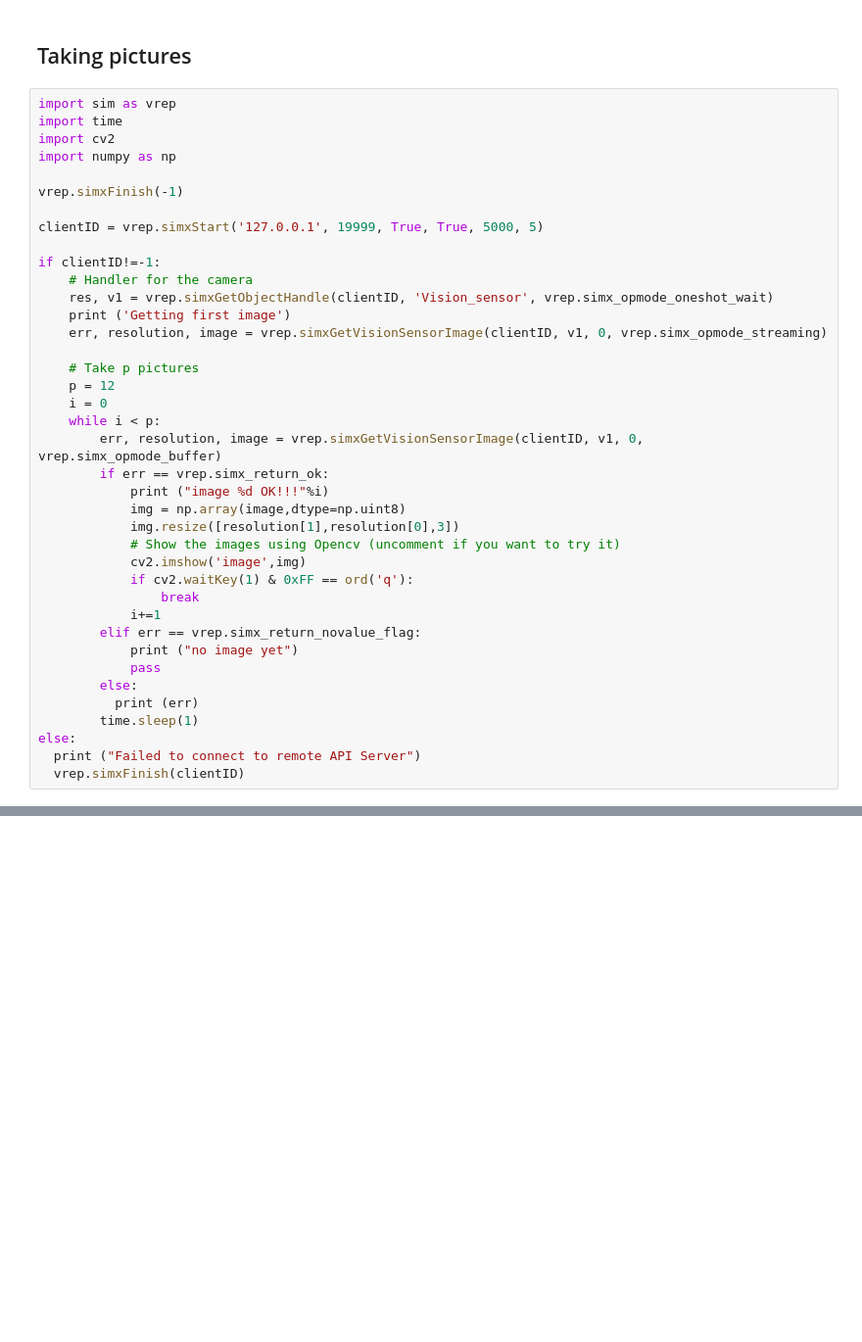
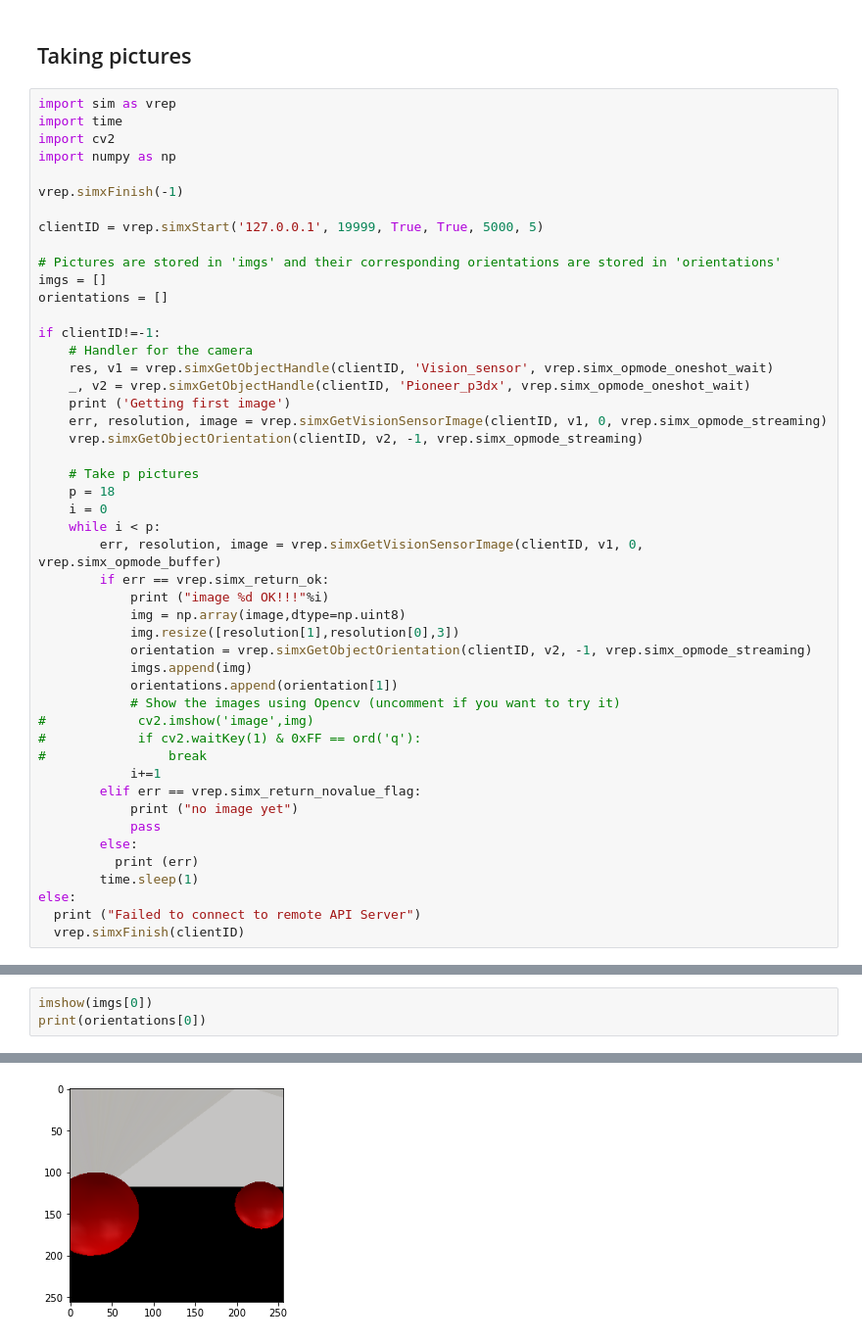
Before and after one commit to maizerrr/cse360, a Jupyter notebook: workshop4/workshop4.ipynb, the cells around one changed output, grey strips where cells are left out. Shown at 98% size. Cells and saved outputs as stored; diff of their text form; blank space fills up the shorter version.

```diff
--- a/workshop4/workshop4.ipynb
+++ b/workshop4/workshop4.ipynb
@@ -12,14 +14,20 @@ vrep.simxFinish(-1)
 
 clientID = vrep.simxStart('127.0.0.1', 19999, True, True, 5000, 5)
 
+# Pictures are stored in 'imgs' and their corresponding orientations are stored in 'orientations'
+imgs = []
+orientations = []
+
 if clientID!=-1:
     # Handler for the camera
     res, v1 = vrep.simxGetObjectHandle(clientID, 'Vision_sensor', vrep.simx_opmode_oneshot_wait)
+    _, v2 = vrep.simxGetObjectHandle(clientID, 'Pioneer_p3dx', vrep.simx_opmode_oneshot_wait)
     print ('Getting first image')
     err, resolution, image = vrep.simxGetVisionSensorImage(clientID, v1, 0, vrep.simx_opmode_streaming)
+    vrep.simxGetObjectOrientation(clientID, v2, -1, vrep.simx_opmode_streaming)
 
     # Take p pictures
-    p = 12
+    p = 18
     i = 0
     while i < p:
         err, resolution, image = vrep.simxGetVisionSensorImage(clientID, v1, 0, vrep.simx_opmode_buffer)
@@ -27,10 +35,13 @@ if clientID!=-1:
             print ("image %d OK!!!"%i)
             img = np.array(image,dtype=np.uint8)
             img.resize([resolution[1],resolution[0],3])
+            orientation = vrep.simxGetObjectOrientation(clientID, v2, -1, vrep.simx_opmode_streaming)
+            imgs.append(img)
+            orientations.append(orientation[1])
             # Show the images using Opencv (uncomment if you want to try it)
-            cv2.imshow('image',img)
-            if cv2.waitKey(1) & 0xFF == ord('q'):
-                break
+#            cv2.imshow('image',img)
+#            if cv2.waitKey(1) & 0xFF == ord('q'):
+#                break
             i+=1
         elif err == vrep.simx_return_novalue_flag:
             print ("no image yet")
@@ -43,0 +76,4 @@ else:
+# %%
+imshow(imgs[0])
+print(orientations[0])
+# %% [output]
@@ -43,0 +81 @@ else:
+[figure, added]
```
Also changed, not shown: parts of 12 cells of this notebook.
